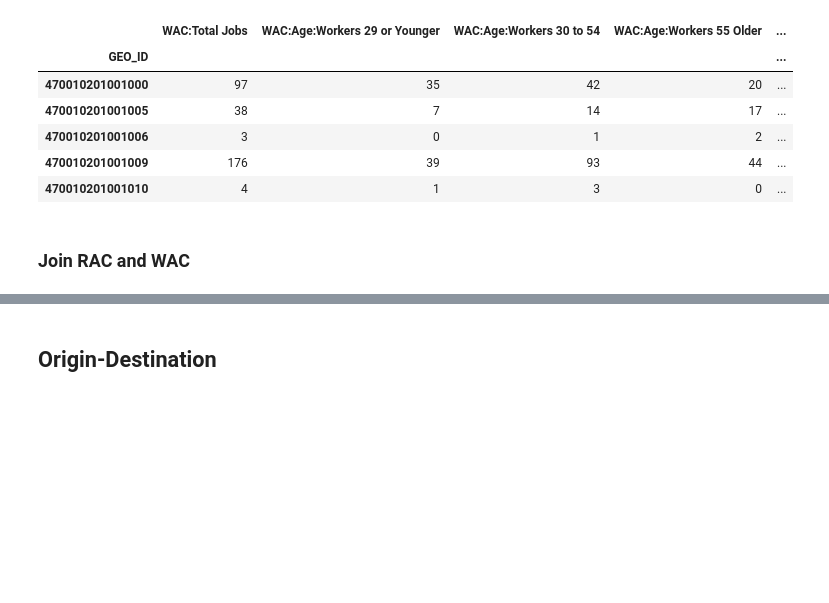
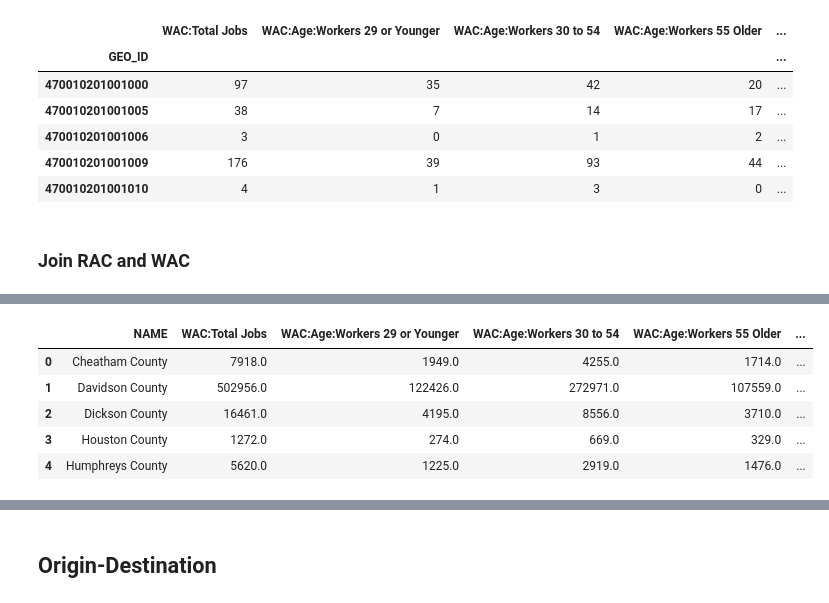
Before and after one commit to Greater-Nashville-Regional-Council/GNRC-Data-Integration, a Jupyter notebook: Notebooks/1. API Pulls/LEHD.ipynb, the cells around one changed output, grey strips where cells are left out. Cells and saved outputs as stored; diff of their text form; code cells hidden in the pictures; blank space fills up the shorter version.

```diff
--- a/Notebooks/1. API Pulls/LEHD.ipynb
+++ b/Notebooks/1. API Pulls/LEHD.ipynb
@@ -296,3 +306,12 @@ wacrac.tail()
+# %%
+wacrac.head()
+# %% [output]
+|  | NAME | WAC:Total Jobs | WAC:Age:Workers 29 or Younger | WAC:Age:Workers 30 to 54 | WAC:Age:Workers 55 Older | ... |
+| 0 | Cheatham County | 7918.0 | 1949.0 | 4255.0 | 1714.0 | ... |
+| 1 | Davidson County | 502956.0 | 122426.0 | 272971.0 | 107559.0 | ... |
+| 2 | Dickson County | 16461.0 | 4195.0 | 8556.0 | 3710.0 | ... |
+| 3 | Houston County | 1272.0 | 274.0 | 669.0 | 329.0 | ... |
+| 4 | Humphreys County | 5620.0 | 1225.0 | 2919.0 | 1476.0 | ... |
 # %%
 wacrac['WAC:Age%:Workers 29 or Younger'] = percent(wacrac['WAC:Age:Workers 29 or Younger'], wacrac['WAC:Total Jobs'])
 wacrac['WAC:Age%:Workers 30 to 54'] = percent(wacrac['WAC:Age:Workers 30 to 54'], wacrac['WAC:Total Jobs'])
```
Also changed, not shown: parts of 50 cells of this notebook, 37 other files.
